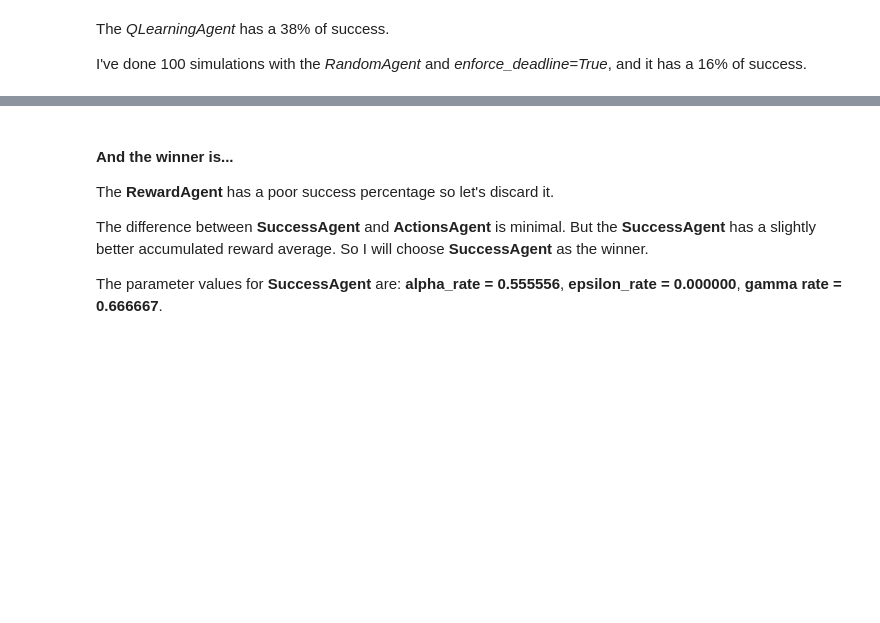
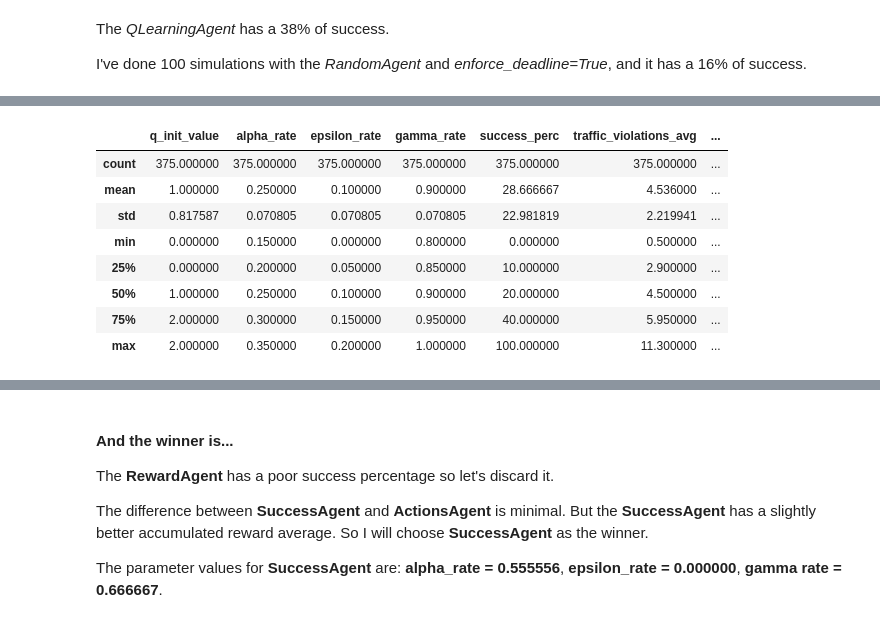
Before and after one commit to jcsastre/udacity_machine-learning_smartcab, a Jupyter notebook: report.ipynb, the cells around one changed output, grey strips where cells are left out. Saved outputs shown, nothing was run; the diff lists cells and outputs as text; code cells hidden in the pictures; blank space fills up the shorter version.

```diff
--- a/report.ipynb
+++ b/report.ipynb
@@ -205,0 +254,13 @@ Let's name this agent **ActionsAgent**.
+# %%
+tuning_data_2 = pd.read_csv("smartcab/qlearn_agent_tuning_results2.csv", index_col=0)
+tuning_data_2.describe()
+# %% [output]
+|  | q_init_value | alpha_rate | epsilon_rate | gamma_rate | success_perc | traffic_violations_avg | ... |
+| count | 375.000000 | 375.000000 | 375.000000 | 375.000000 | 375.000000 | 375.000000 | ... |
+| mean | 1.000000 | 0.250000 | 0.100000 | 0.900000 | 28.666667 | 4.536000 | ... |
+| std | 0.817587 | 0.070805 | 0.070805 | 0.070805 | 22.981819 | 2.219941 | ... |
+| min | 0.000000 | 0.150000 | 0.000000 | 0.800000 | 0.000000 | 0.500000 | ... |
+| 25% | 0.000000 | 0.200000 | 0.050000 | 0.850000 | 10.000000 | 2.900000 | ... |
+| 50% | 1.000000 | 0.250000 | 0.100000 | 0.900000 | 20.000000 | 4.500000 | ... |
+| 75% | 2.000000 | 0.300000 | 0.150000 | 0.950000 | 40.000000 | 5.950000 | ... |
+| max | 2.000000 | 0.350000 | 0.200000 | 1.000000 | 100.000000 | 11.300000 | ... |
```
Also changed, not shown: parts of 30 cells of this notebook, 9 other files.
